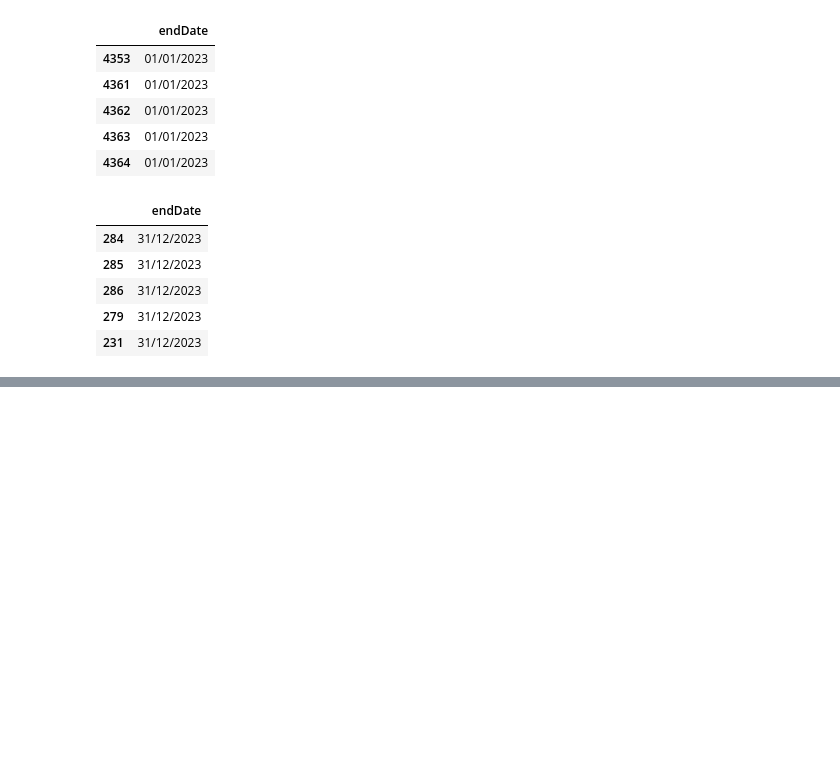
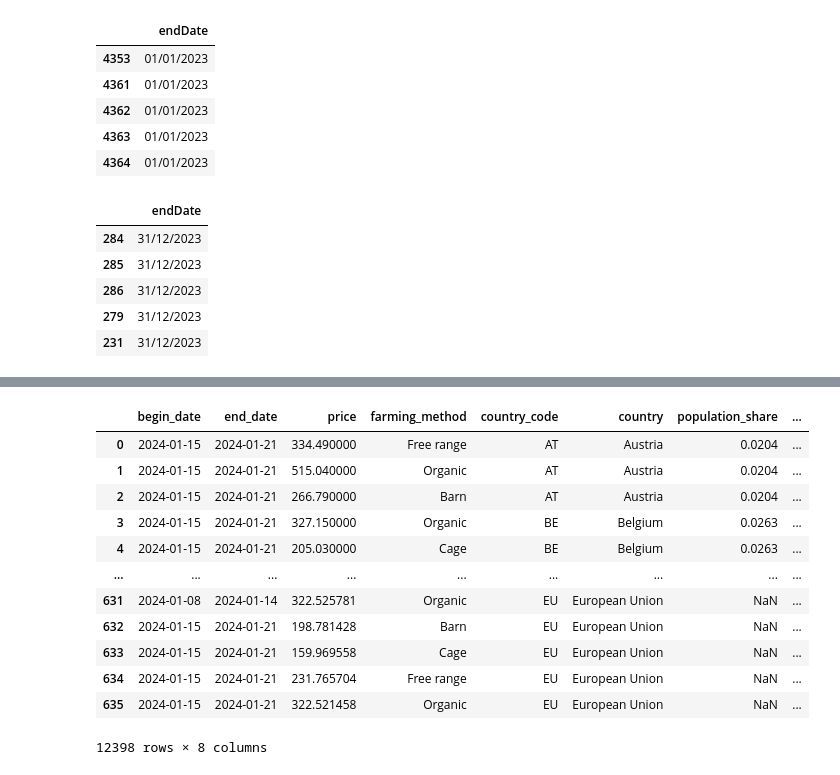
Before and after one commit to adamayaita/Capstone_Project_Organic_Foods, a Jupyter notebook: data_prices_eggs.ipynb, the cells around one changed output, grey strips where cells are left out. Drawn from its saved outputs; the diff is of its cells as text; code cells hidden in the pictures; blank space fills up the shorter version.

```diff
--- a/data_prices_eggs.ipynb
+++ b/data_prices_eggs.ipynb
@@ -194,0 +368,8 @@ prices_eggs[['price']].sort_values(by='price',ascending=True).tail()
+# %%
+# We do not need the "year" variable anymore:
+prices_eggs = prices_eggs.drop(['year'], axis=1)
+# %%
+# The weighted average of prices is the sum of the products of weight (i.e., population share) and price.
+# Therefore, as the first part of the weighted average of prices,
+# we need the products of the population share and the price:
+prices_eggs['weight_x_price'] = prices_eggs['population_share'] * prices_eggs['price']
@@ -194,0 +391,8 @@ prices_eggs[['price']].sort_values(by='price',ascending=True).tail()
+# %%
+# For each combination of date and farming_method,
+# build the weighted average of EU prices as the sum of the products of weight and price
+# (with "reset_index()", we make a dataframe from the results):
+prices_eggs_eu = prices_eggs.groupby(['begin_date', 'end_date', 'farming_method'])['weight_x_price'].sum().reset_index()
+
+# Check results:
+prices_eggs_eu
@@ -194,0 +413,10 @@ prices_eggs[['price']].sort_values(by='price',ascending=True).tail()
+# %%
+# The variable weight_x_price now captures the price in the EU and should therefore be called "price":
+prices_eggs_eu = prices_eggs_eu.rename(columns={'weight_x_price': 'price'})
+
+# We add a "country_code" and "country" for the EU values:
+prices_eggs_eu['country_code'] = "EU"
+prices_eggs_eu['country'] = "European Union"
+
+# Check results:
+prices_eggs_eu
@@ -194,0 +437,20 @@ prices_eggs[['price']].sort_values(by='price',ascending=True).tail()
+# %%
+# Append the EU data to the country data:
+prices_eggs = pd.concat([prices_eggs, prices_eggs_eu])
+
+# Show result:
+prices_eggs
+# %% [output]
+|  | begin_date | end_date | price | farming_method | country_code | country | population_share | ... |
+| 0 | 2024-01-15 | 2024-01-21 | 334.490000 | Free range | AT | Austria | 0.0204 | ... |
+| 1 | 2024-01-15 | 2024-01-21 | 515.040000 | Organic | AT | Austria | 0.0204 | ... |
+| 2 | 2024-01-15 | 2024-01-21 | 266.790000 | Barn | AT | Austria | 0.0204 | ... |
+| 3 | 2024-01-15 | 2024-01-21 | 327.150000 | Organic | BE | Belgium | 0.0263 | ... |
+| 4 | 2024-01-15 | 2024-01-21 | 205.030000 | Cage | BE | Belgium | 0.0263 | ... |
+| ... | ... | ... | ... | ... | ... | ... | ... | ... |
+| 631 | 2024-01-08 | 2024-01-14 | 322.525781 | Organic | EU | European Union | NaN | ... |
+| 632 | 2024-01-15 | 2024-01-21 | 198.781428 | Barn | EU | European Union | NaN | ... |
+| 633 | 2024-01-15 | 2024-01-21 | 159.969558 | Cage | EU | European Union | NaN | ... |
+| 634 | 2024-01-15 | 2024-01-21 | 231.765704 | Free range | EU | European Union | NaN | ... |
+| 635 | 2024-01-15 | 2024-01-21 | 322.521458 | Organic | EU | European Union | NaN | ... |
+12398 rows × 8 columns
```
Also changed, not shown: parts of 36 cells of this notebook, 3 other files.
